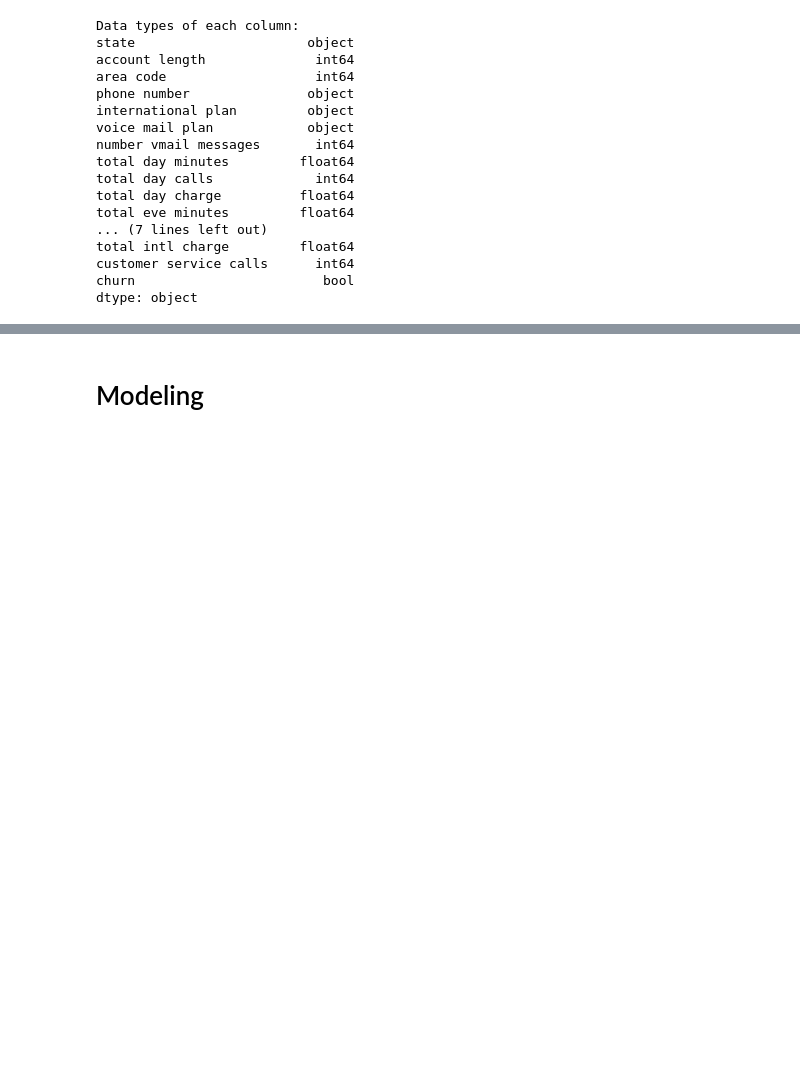
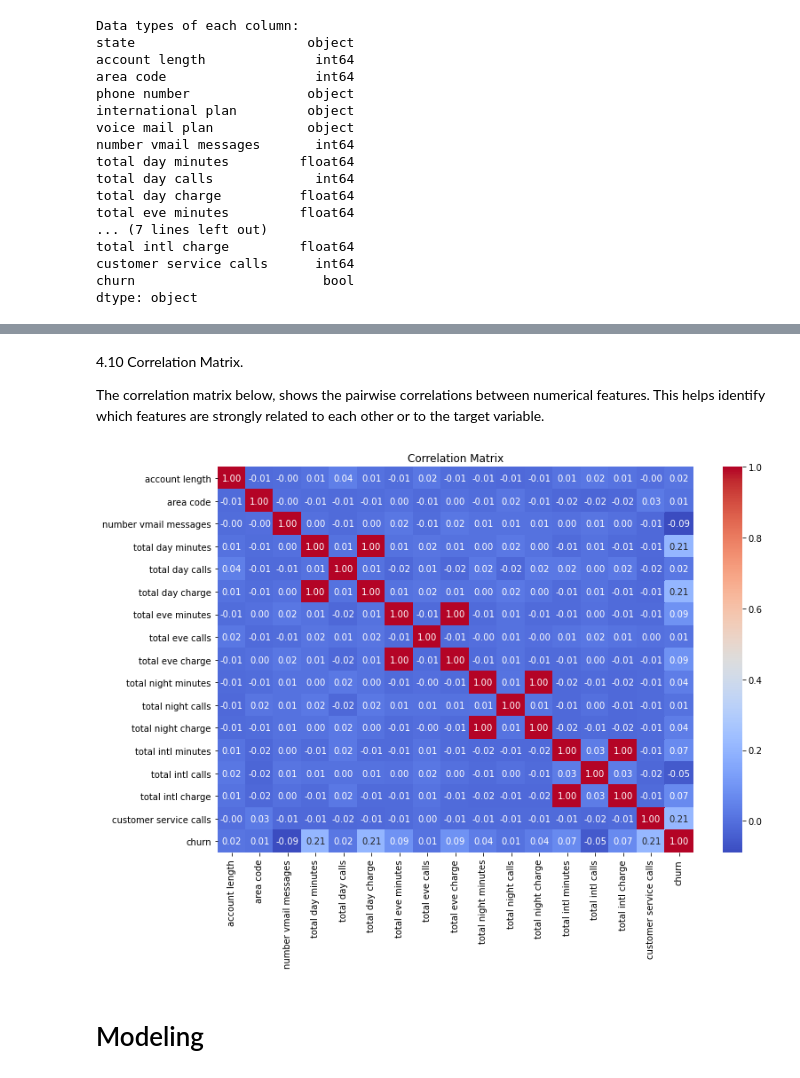
Before and after one commit to wawerukahuthu/PHASE-3-PROJECT, a Jupyter notebook: index.ipynb, the cells around one changed output, grey strips where cells are left out. Saved outputs shown, nothing was run; the diff lists cells and outputs as text; code cells hidden in the pictures; blank space fills up the shorter version.

Commit message:
correllation matrix

```diff
--- a/index.ipynb
+++ b/index.ipynb
@@ -136,2 +186,14 @@ dtype: object
+# %% [markdown]
+4.10 Correlation Matrix.
+
+ The correlation matrix below, shows the pairwise correlations between numerical features. This helps identify which features are strongly related to each other or to the target variable.
+# %%
+plt.figure(figsize=(12, 8))
+correlation_matrix = df.corr()
+sns.heatmap(correlation_matrix, annot=True, fmt='.2f', cmap='coolwarm')
+plt.title('Correlation Matrix')
+plt.show()
+# %% [output]
+[figure, added]
 # %% [markdown]
 # Modeling
```
Also changed, not shown: parts of 10 cells of this notebook.
